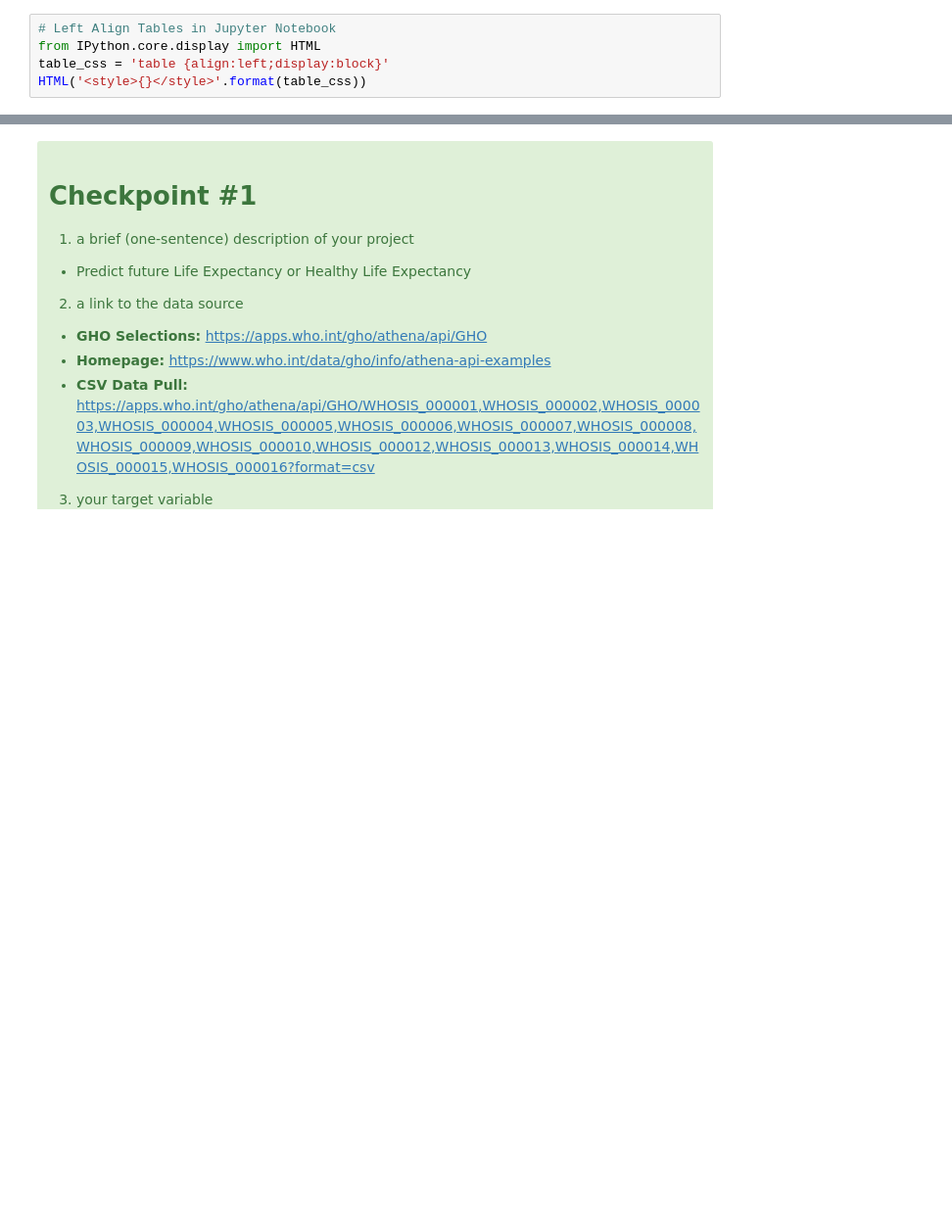
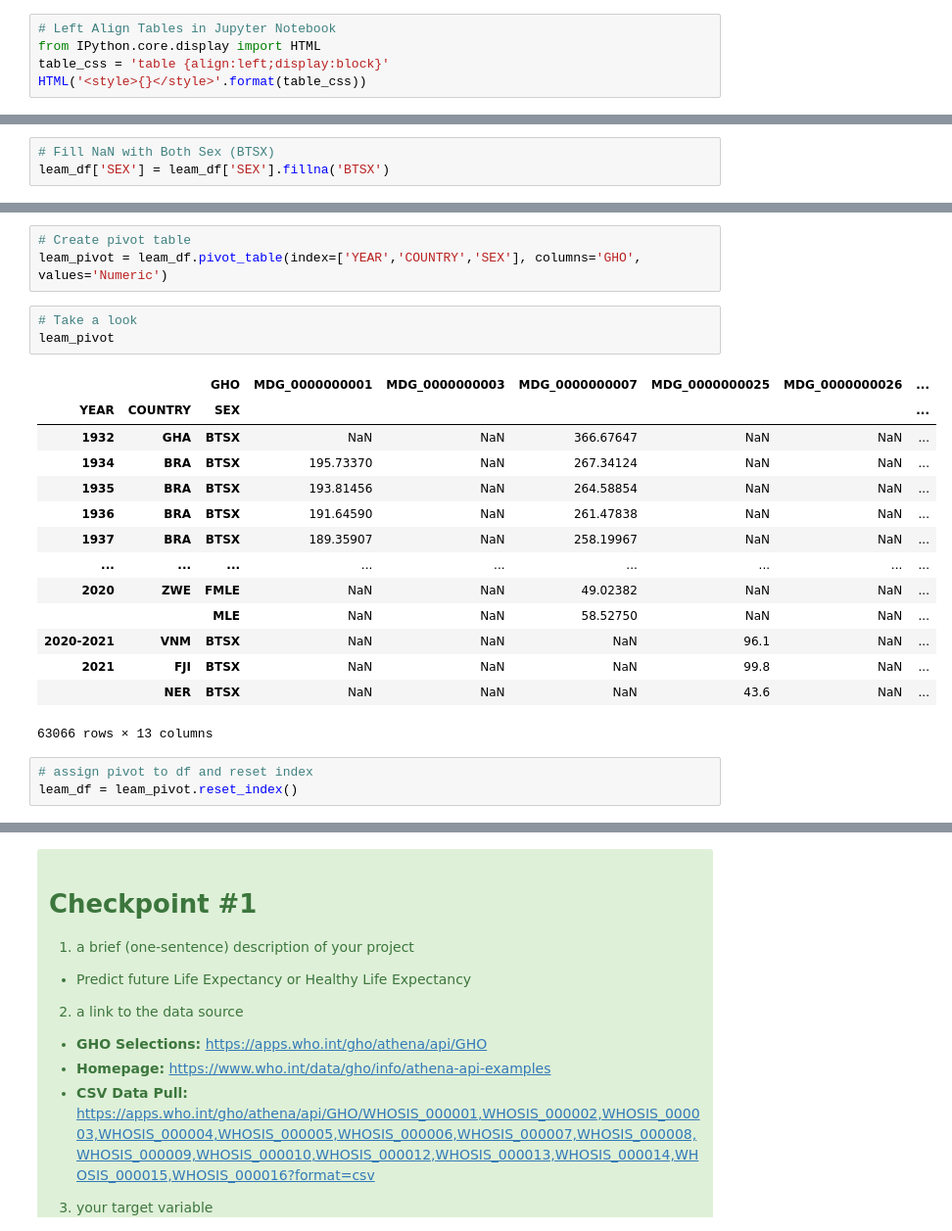
Before and after one commit to QMCBT-JustinEvans/project-4_Individual, a Jupyter notebook: 01_wrangle.ipynb, the cells around one changed output, grey strips where cells are left out. Shown at 98% size. Drawn from its saved outputs; the diff is of its cells as text; blank space fills up the shorter version.

```diff
--- a/01_wrangle.ipynb
+++ b/01_wrangle.ipynb
@@ -73,0 +412,3 @@ leam_df = pd.read_csv('leam.csv')
+# %%
+# Fill NaN with Both Sex (BTSX)
+leam_df['SEX'] = leam_df['SEX'].fillna('BTSX')
@@ -73,0 +649,24 @@ leam_df = pd.read_csv('leam.csv')
+# %%
+# Create pivot table
+leam_pivot = leam_df.pivot_table(index=['YEAR','COUNTRY','SEX'], columns='GHO', values='Numeric')
+# %%
+# Take a look
+leam_pivot
+# %% [output]
+|  |  | GHO | MDG_0000000001 | MDG_0000000003 | MDG_0000000007 | MDG_0000000025 | MDG_0000000026 | ... |
+| YEAR | COUNTRY | SEX |  |  |  |  |  | ... |
+| 1932 | GHA | BTSX | NaN | NaN | 366.67647 | NaN | NaN | ... |
+| 1934 | BRA | BTSX | 195.73370 | NaN | 267.34124 | NaN | NaN | ... |
+| 1935 | BRA | BTSX | 193.81456 | NaN | 264.58854 | NaN | NaN | ... |
+| 1936 | BRA | BTSX | 191.64590 | NaN | 261.47838 | NaN | NaN | ... |
+| 1937 | BRA | BTSX | 189.35907 | NaN | 258.19967 | NaN | NaN | ... |
+| ... | ... | ... | ... | ... | ... | ... | ... | ... |
+| 2020 | ZWE | FMLE | NaN | NaN | 49.02382 | NaN | NaN | ... |
+|  |  | MLE | NaN | NaN | 58.52750 | NaN | NaN | ... |
+| 2020-2021 | VNM | BTSX | NaN | NaN | NaN | 96.1 | NaN | ... |
+| 2021 | FJI | BTSX | NaN | NaN | NaN | 99.8 | NaN | ... |
+|  | NER | BTSX | NaN | NaN | NaN | 43.6 | NaN | ... |
+63066 rows × 13 columns
+# %%
+# assign pivot to df and reset index
+leam_df = leam_pivot.reset_index()
```
Also changed, not shown: parts of 136 cells of this notebook.
